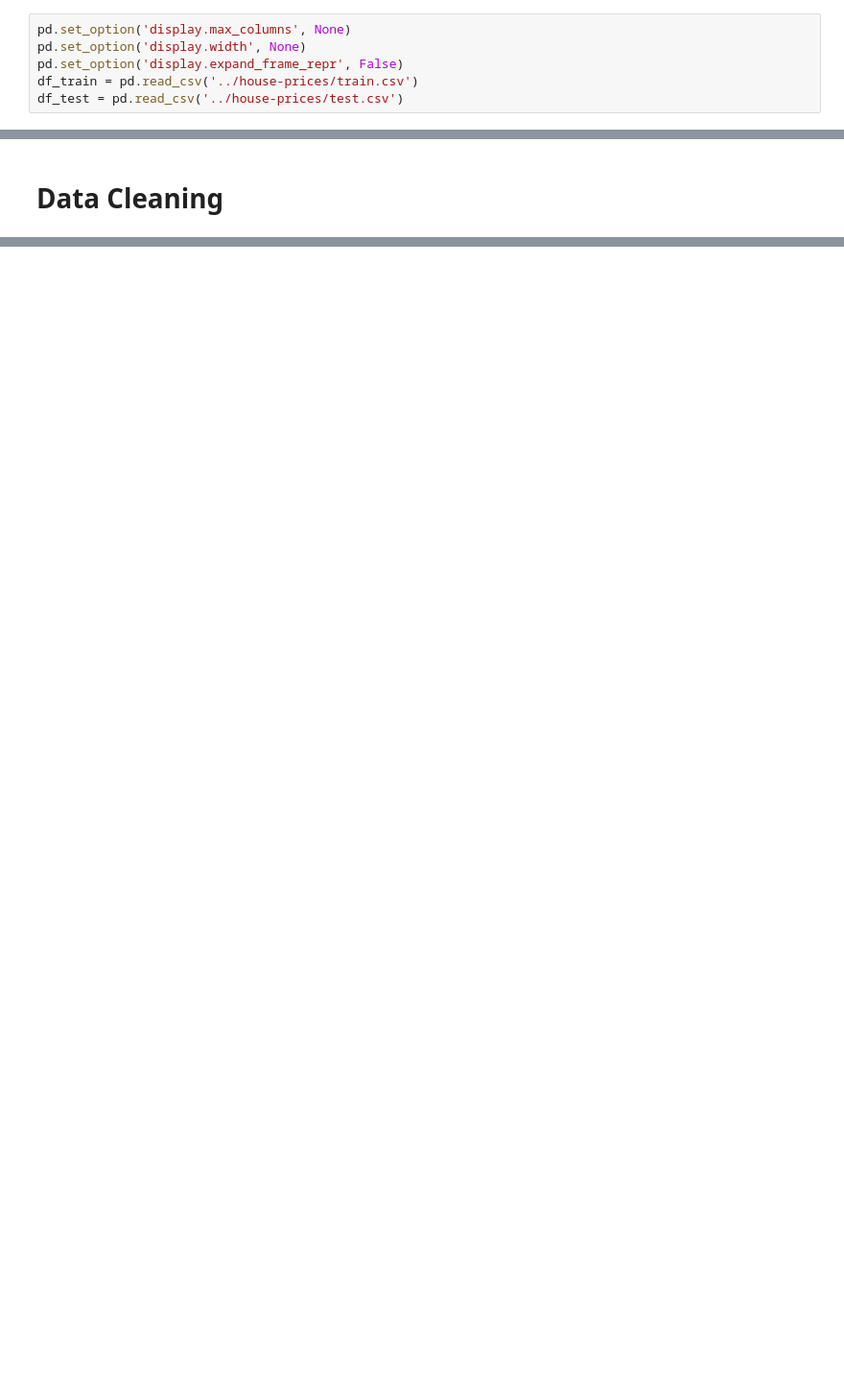
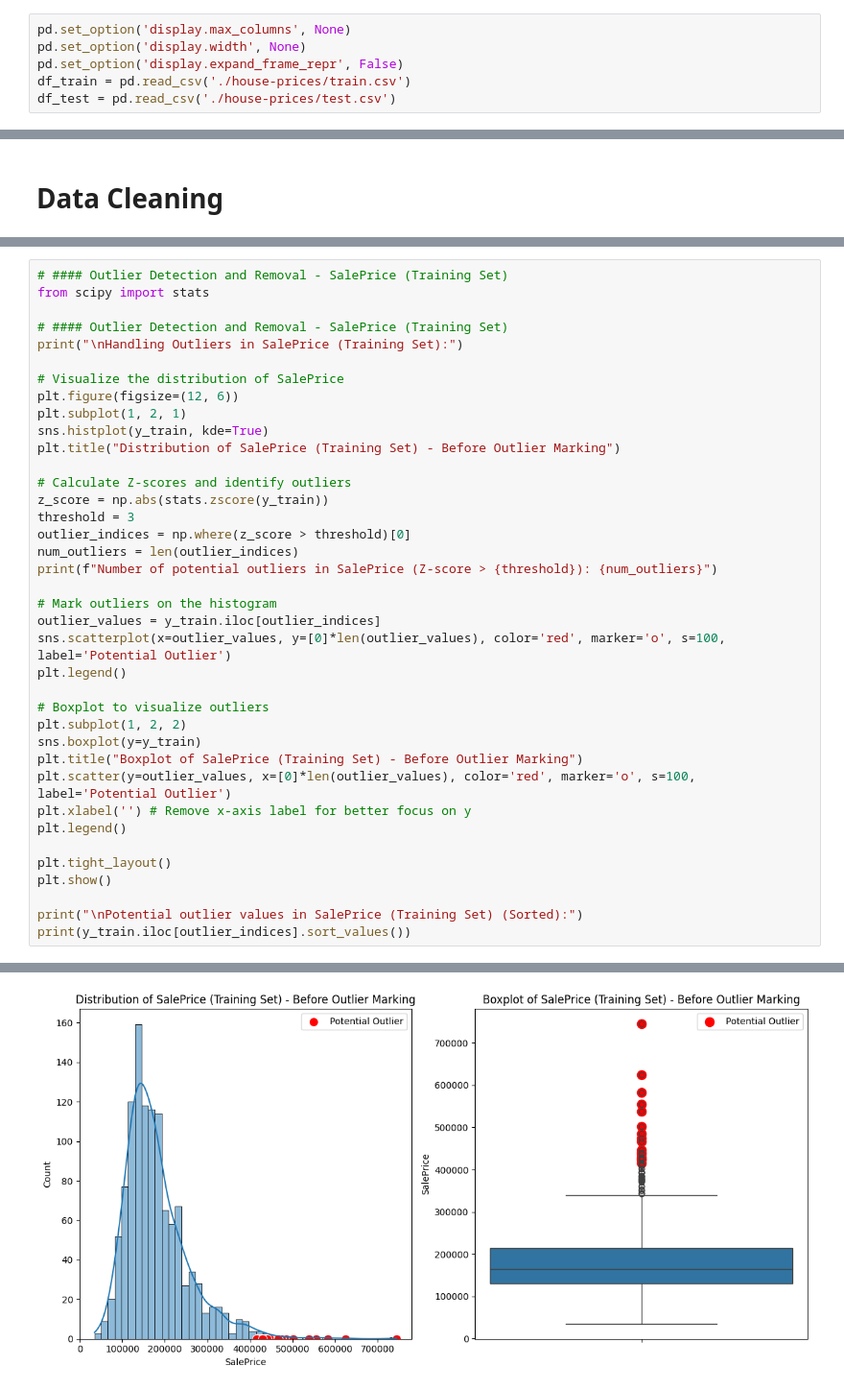
Before and after one commit to konstantine25b/Machine_learning, a Jupyter notebook: assignment1/model_experiment.ipynb, the cells around one changed output, grey strips where cells are left out. Shown at 96% size. Cells and saved outputs as stored; diff of their text form; blank space fills up the shorter version.

Commit message:
so made better thing so make better model

```diff
--- a/assignment1/model_experiments/model1.ipynb
+++ b/assignment1/model_experiment.ipynb
@@ -27,8 +28,8 @@ Repository konstantine25b/Machine_learning initialized!
 pd.set_option('display.max_columns', None)
 pd.set_option('display.width', None)
 pd.set_option('display.expand_frame_repr', False)
-df_train = pd.read_csv('../house-prices/train.csv')
-df_test = pd.read_csv('../house-prices/test.csv')
+df_train = pd.read_csv('./house-prices/train.csv')
+df_test = pd.read_csv('./house-prices/test.csv')
 # %%
 df_train.head
 # %% [output]
@@ -138,0 +142,39 @@ plt.show()
+# %%
+# #### Outlier Detection and Removal - SalePrice (Training Set)
+from scipy import stats
+
+# #### Outlier Detection and Removal - SalePrice (Training Set)
+print("\nHandling Outliers in SalePrice (Training Set):")
+
+# Visualize the distribution of SalePrice
+plt.figure(figsize=(12, 6))
+plt.subplot(1, 2, 1)
+sns.histplot(y_train, kde=True)
+plt.title("Distribution of SalePrice (Training Set) - Before Outlier Marking")
+
+# Calculate Z-scores and identify outliers
+z_score = np.abs(stats.zscore(y_train))
+threshold = 3
+outlier_indices = np.where(z_score > threshold)[0]
+num_outliers = len(outlier_indices)
+print(f"Number of potential outliers in SalePrice (Z-score > {threshold}): {num_outliers}")
+
+# Mark outliers on the histogram
+outlier_values = y_train.iloc[outlier_indices]
+sns.scatterplot(x=outlier_values, y=[0]*len(outlier_values), color='red', marker='o', s=100, label='Potential Outlier')
+plt.legend()
+
+# Boxplot to visualize outliers
+plt.subplot(1, 2, 2)
+sns.boxplot(y=y_train)
+plt.title("Boxplot of SalePrice (Training Set) - Before Outlier Marking")
+plt.scatter(y=outlier_values, x=[0]*len(outlier_values), color='red', marker='o', s=100, label='Potential Outlier')
+plt.xlabel('') # Remove x-axis label for better focus on y
+plt.legend()
+
+plt.tight_layout()
+plt.show()
+
+print("\nPotential outlier values in SalePrice (Training Set) (Sorted):")
+print(y_train.iloc[outlier_indices].sort_values())
+# %% [output]
@@ -138,0 +183 @@ plt.show()
+[figure, added]
```
Also changed, not shown: parts of 30 cells of this notebook.
